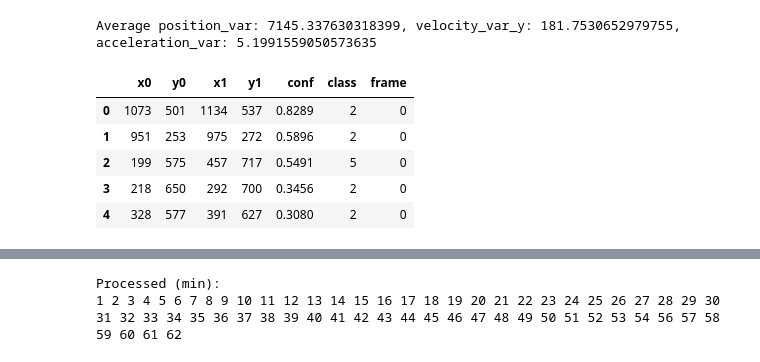
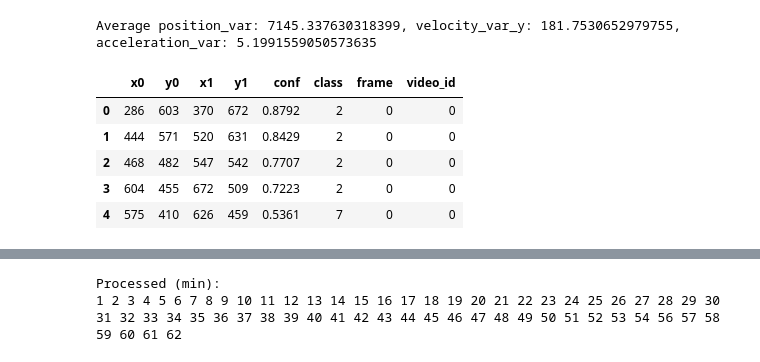
Before and after one commit to zdzichumis/Object-tracking-code, a Jupyter notebook: Object tracking.ipynb, the cells around one changed output, grey strips where cells are left out. Saved outputs shown, nothing was run; the diff lists cells and outputs as text; code cells hidden in the pictures.

```diff
--- a/Object tracking.ipynb
+++ b/Object tracking.ipynb
@@ -1106,18 +1090,36 @@ def remove_duplicate_stracks(stracksa, stracksb):
     resa = [t for i, t in enumerate(stracksa) if not i in dupa]
     resb = [t for i, t in enumerate(stracksb) if not i in dupb]
     return resa, resb
-# %%
-#yolo_csv = "yolo_pred_04_30_18h_18.csv"
-yolo_csv = "pred_yolo11m_04_30_18h_18.csv"
-track_csv  = "track_04_30_18h_18.csv"
-scale_rate = 0.01
-
-data = pd.read_csv(yolo_csv)
-data.head()
-# %% [output]
-|  | x0 | y0 | x1 | y1 | conf | class | frame |
-| 0 | 1073 | 501 | 1134 | 537 | 0.8289 | 2 | 0 |
-| 1 | 951 | 253 | 975 | 272 | 0.5896 | 2 | 0 |
-| 2 | 199 | 575 | 457 | 717 | 0.5491 | 5 | 0 |
-| 3 | 218 | 650 | 292 | 700 | 0.3456 | 2 | 0 |
-| 4 | 328 | 577 | 391 | 627 | 0.3080 | 2 | 0 |
+# %%
+#yolo_csv = "pred_yolo11m_04_30_18h_18.csv"
+yolo_csv = "trimmed_predictions_yolo.csv"
+#track_csv  = "track_04_30_18h_18.csv"
+track_csv  = "trimmed_predictions_track.csv"
+scale_rate = 0.01
+frame_width, frame_height = 1280, 720
+fps = 30
+
+class Info:
+    def __init__(self):
+        # detection confidence threshold
+        self.track_thresh = 0.4
+        # how long to keep a "lost" track before deleting
+        self.track_buffer = 30
+        # matching IoU threshold
+        self.match_thresh = 0.7
+        # boxes below minimal area are ignored
+        self.min_box_area = 10
+        #not used yet
+        self.mot20 = False
+        #not used yet
+        self.mot20_non_mot17 = False
+
+data = pd.read_csv(yolo_csv, index_col=0)
+data.head()
+# %% [output]
+|  | x0 | y0 | x1 | y1 | conf | class | frame | video_id |
+| 0 | 286 | 603 | 370 | 672 | 0.8792 | 2 | 0 | 0 |
+| 1 | 444 | 571 | 520 | 631 | 0.8429 | 2 | 0 | 0 |
+| 2 | 468 | 482 | 547 | 542 | 0.7707 | 2 | 0 | 0 |
+| 3 | 604 | 455 | 672 | 509 | 0.7223 | 2 | 0 | 0 |
+| 4 | 575 | 410 | 626 | 459 | 0.5361 | 7 | 0 | 0 |
```
Also changed, not shown: parts of 10 cells of this notebook.
